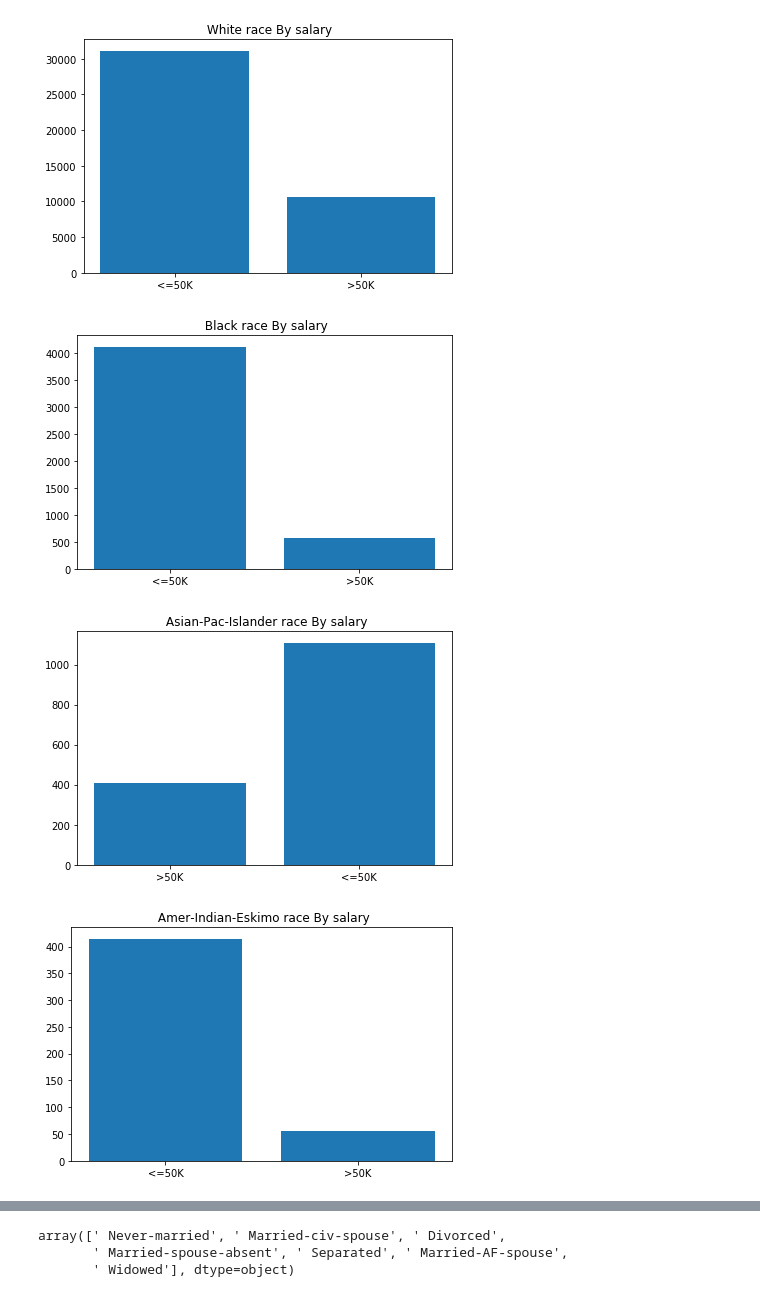
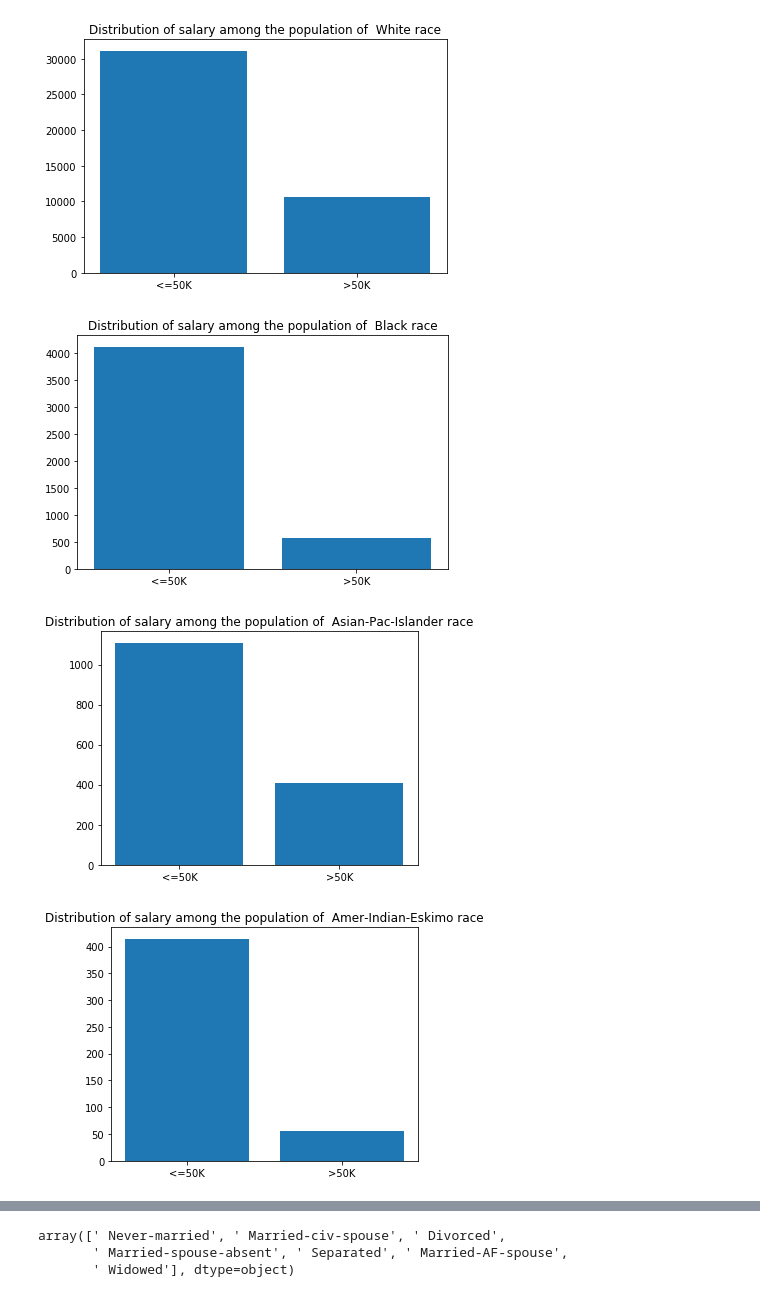
Before and after one commit to heyaudace/ml-bias-fairness, a Jupyter notebook: 2. Intro to bias.ipynb, the cells around one changed output, grey strips where cells are left out. Saved outputs shown, nothing was run; the diff lists cells and outputs as text; code cells hidden in the pictures.

```diff
--- a/2. Intro to bias.ipynb
+++ b/2. Intro to bias.ipynb
@@ -6,7 +24,6 @@ from pandas.plotting import scatter_matrix
 # %%
 import os
-ADULT_DIRECTORY = os.path.join(os.getcwd(), 'data','adult')
-ADULT_PATH = os.path.join(ADULT_DIRECTORY, 'adult.csv')
+ADULT_PATH = os.path.join(os.getcwd(), 'data/adult/adult.csv') # Assign this to the location of the dataset
 # %%
 data = pd.read_csv(ADULT_PATH)
 data.head()
@@ -20,11 +44,11 @@ data.head()
 # %%
-def plot_categs(df, category, fignum=1, title=None):
+def plot_categs(df, category, fignum=1, title="Histogram of number of datapoints"):
     plt.figure(fignum)
-    uniques= df[category].unique()
+    uniques= list(sorted(df[category].unique()))
     counts = [df[df[category] == value].shape[0] for value in uniques]
     size = len(uniques)
     xcoords = list(range(1, size+1))
     plt.bar(xcoords, counts)
-    plt.xticks(xcoords, uniques, rotation='vertical' if size > 5 else 'horizontal')
-    plt.title((title if title is not None else '')+" By "+category)
+    plt.xticks(xcoords, uniques, rotation='vertical' if size >= 5 else 'horizontal')
+    plt.title((title if title is not None else ''))
     plt.tight_layout()
@@ -75,9 +116,9 @@ plot_categs(data, 'race')
 # %%
 unique_races = data['race'].unique()
 for index, race in enumerate(unique_races):
-    plot_categs(data[data['race'] == race], 'salary', fignum=index, title = race+" race")
+    plot_categs(data[data['race'] == race], 'salary', fignum=index, title = "Distribution of salary among the population of "+race+" race")
 # %% [output]
-[figure, old version]
+[figure, new version]
-[figure, old version]
+[figure, new version]
-[figure, old version]
+[figure, new version]
-[figure, old version]
+[figure, new version]
```
Also changed, not shown: parts of 112 cells of this notebook.
